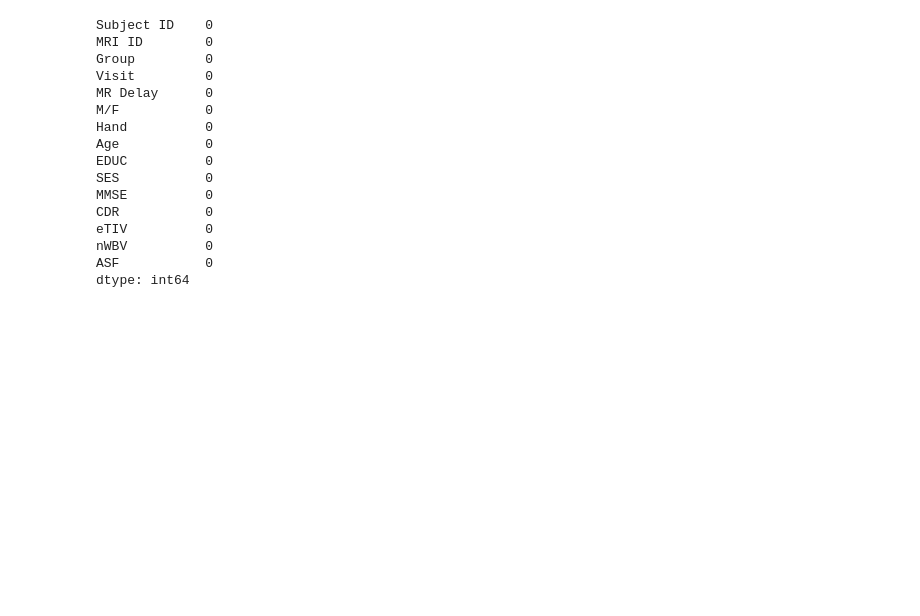
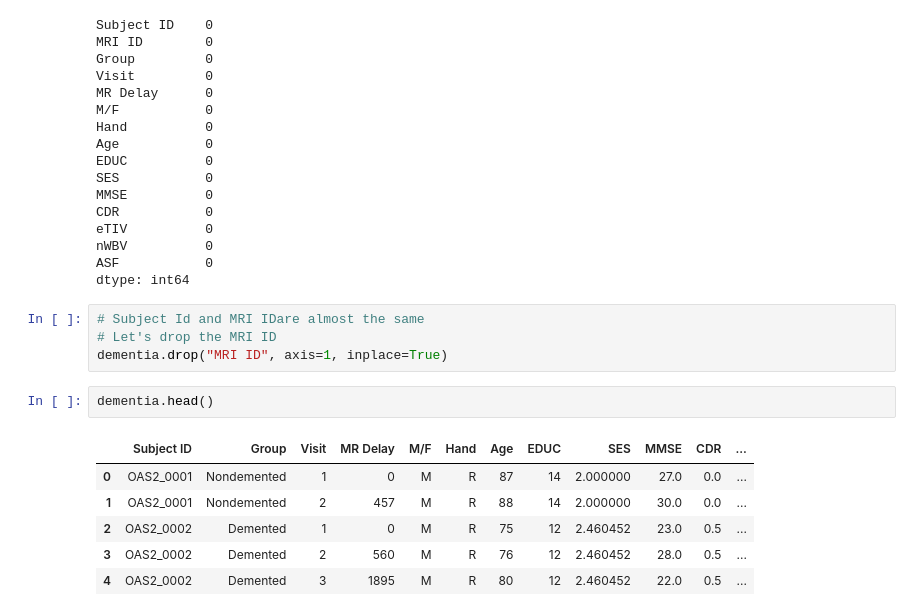
Before and after one commit to Charles2005/Dementia-EDA, a Jupyter notebook: Files/dementia.ipynb, the cells around one changed output. Saved outputs shown, nothing was run; the diff lists cells and outputs as text; blank space fills up the shorter version.

```diff
--- a/Files/dementia.ipynb
+++ b/Files/dementia.ipynb
@@ -99,3 +99,16 @@ eTIV          0
 nWBV          0
 ASF           0
 dtype: int64
+# %%
+# Subject Id and MRI IDare almost the same
+# Let's drop the MRI ID
+dementia.drop("MRI ID", axis=1, inplace=True)
+# %%
+dementia.head()
+# %% [output]
+|  | Subject ID | Group | Visit | MR Delay | M/F | Hand | Age | EDUC | SES | MMSE | CDR | ... |
+| 0 | OAS2_0001 | Nondemented | 1 | 0 | M | R | 87 | 14 | 2.000000 | 27.0 | 0.0 | ... |
+| 1 | OAS2_0001 | Nondemented | 2 | 457 | M | R | 88 | 14 | 2.000000 | 30.0 | 0.0 | ... |
+| 2 | OAS2_0002 | Demented | 1 | 0 | M | R | 75 | 12 | 2.460452 | 23.0 | 0.5 | ... |
+| 3 | OAS2_0002 | Demented | 2 | 560 | M | R | 76 | 12 | 2.460452 | 28.0 | 0.5 | ... |
+| 4 | OAS2_0002 | Demented | 3 | 1895 | M | R | 80 | 12 | 2.460452 | 22.0 | 0.5 | ... |
```
Also changed, not shown: parts of 3 cells of this notebook.
